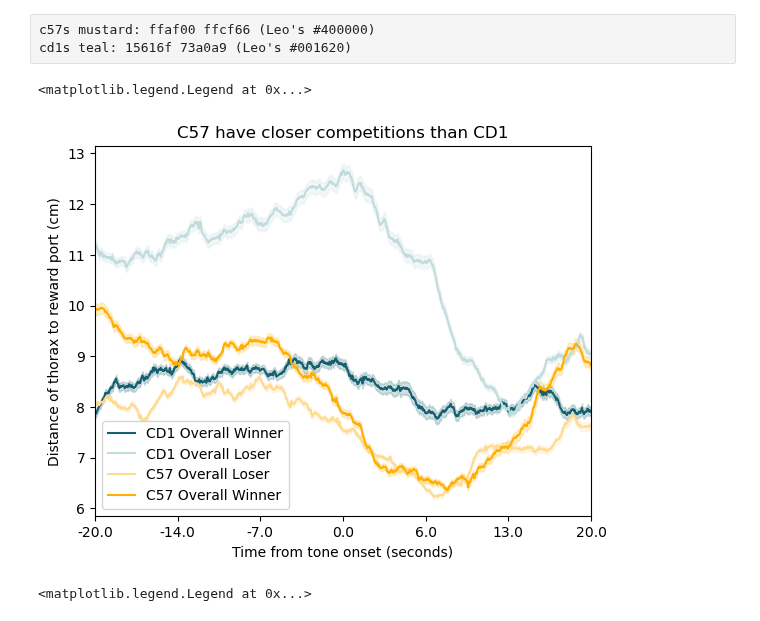
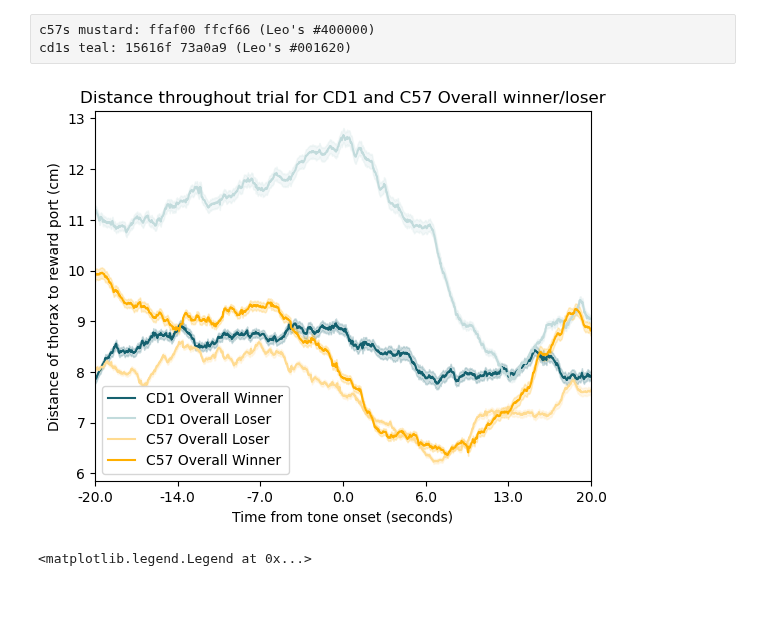
Before and after one commit to padillacoreanolab/dominance_strain_comparison, a Jupyter notebook: results/2023_05_02_rc_sleap_analysis/tone_distance_analysis.ipynb, the cells around one changed output. Drawn from its saved outputs; the diff is of its cells as text; code cells hidden in the pictures.

```diff
--- a/results/2023_05_02_rc_sleap_analysis/tone_distance_analysis.ipynb
+++ b/results/2023_05_02_rc_sleap_analysis/tone_distance_analysis.ipynb
@@ -308,16 +304,14 @@ tone_start_df["pose_estimation_subj_1_thorax_coordinates"].iloc[0].shape
 # %% [markdown]
 # Calculating the distance from thorax to reward port
 # %%
-tone_start_df["thorax_to_reward_port_distance_subj_1"] = tone_start_df.apply(lambda row: np.linalg.norm(row["pose_estimation_subj_1_thorax_coordinates"] - row["reward_port_scaled"], axis=1), axis=1)
-tone_start_df["thorax_to_reward_port_distance_subj_2"] = tone_start_df.apply(lambda row: np.linalg.norm(row["pose_estimation_subj_2_thorax_coordinates"] - row["reward_port_scaled"], axis=1), axis=1)
+tone_start_df["thorax_to_reward_port_distance"] = tone_start_df.apply(lambda row: np.linalg.norm(row["pose_estimation_thorax_coordinates"] - row["reward_port_scaled"], axis=1), axis=1)
 # %%
 frame_range = 20 * 30
 # %%
-tone_start_df["thorax_to_reward_port_tone_slices_subj_1"] = tone_start_df.apply(lambda row:  np.vstack([row["thorax_to_reward_port_distance_subj_1"][tone_frame-frame_range:tone_frame+frame_range] for tone_frame in row["all_tone_frame"] if tone_frame <= row["thorax_to_reward_port_distance_subj_1"].shape[0]]), axis=1)
-tone_start_df["thorax_to_reward_port_tone_slices_subj_2"] = tone_start_df.apply(lambda row:  np.vstack([row["thorax_to_reward_port_distance_subj_2"][tone_frame-frame_range:tone_frame+frame_range] for tone_frame in row["all_tone_frame"] if tone_frame <= row["thorax_to_reward_port_distance_subj_2"].shape[0]]), axis=1)
+tone_start_df["thorax_to_reward_port_tone_slices"] = tone_start_df.apply(lambda row:  np.vstack([row["thorax_to_reward_port_distance"][tone_frame-frame_range:tone_frame+frame_range] for tone_frame in row["all_tone_frame"] if tone_frame <= row["thorax_to_reward_port_distance"].shape[0]]), axis=1)
 # %%
 # Iterate over each row in the array
-for i, row in enumerate(tone_start_df["thorax_to_reward_port_tone_slices_subj_1"].iloc[4]):
+for i, row in enumerate(tone_start_df["thorax_to_reward_port_tone_slices"].iloc[10]):
     # Plot the row data
     plt.plot(row, label=f'Line {i+1}')
 # %% [output]
@@ -329,8 +327,7 @@ tone_start_df["thorax_to_reward_port_tone_slices_subj_1"].iloc[0].shape
 # %% [output]
 (20, 1200)
 # %%
-tone_start_df["thorax_to_reward_port_tone_trial_average_subj_1"] = tone_start_df["thorax_to_reward_port_tone_slices_subj_1"].apply(lambda x: np.mean(x, axis=0))
-tone_start_df["thorax_to_reward_port_tone_trial_average_subj_2"] = tone_start_df["thorax_to_reward_port_tone_slices_subj_2"].apply(lambda x: np.mean(x, axis=0))
+tone_start_df["thorax_to_reward_port_tone_trial_average"] = tone_start_df["thorax_to_reward_port_tone_slices"].apply(lambda x: np.nanmean(x, axis=0))
 # %%
 tone_start_df.head()
 # %% [output]
@@ -832,34 +869,34 @@ import seaborn as sns
 # %%
 # Add shading for the standard error
 plt.plot(cd1_winner_mean_distance, color="#15616F", label="CD1 Overall Winner")
 plt.fill_between(range(len(cd1_winner_mean_distance)), cd1_winner_mean_distance - cd1_winner_sem_distance, cd1_winner_mean_distance + cd1_winner_sem_distance, color="#15616f", alpha=0.2)
 
 # Add shading for the standard error
 plt.plot(cd1_loser_mean_distance, color="#C2DBDC", label="CD1 Overall Loser")
 plt.fill_between(range(len(cd1_loser_mean_distance)), cd1_loser_mean_distance - cd1_loser_sem_distance, cd1_loser_mean_distance + cd1_loser_sem_distance, color="#C2DBDC", alpha=0.2)
 
 # Add shading for the standard error
 plt.plot(c57_loser_mean_distance, color="#FFDB91", label="C57 Overall Loser")
 plt.fill_between(range(len(c57_loser_mean_distance)), c57_loser_mean_distance - c57_loser_sem_distance, c57_loser_mean_distance + c57_loser_sem_distance, color="#FFDB91", alpha=0.2)
 
 # Add shading for the standard error
 plt.plot(c57_winner_mean_distance, color="#FFAF00", label="C57 Overall Winner")
 plt.fill_between(range(len(c57_winner_mean_distance)), c57_winner_mean_distance - c57_winner_sem_distance, c57_winner_mean_distance + c57_winner_sem_distance, color="#ffaf00", alpha=0.2)
 
 
 plt.ylabel("Distance of thorax to reward port (cm)")
 plt.xlabel("Time from tone onset (seconds)")
 
 xticks = plt.xticks()[0]  # Get current x-axis ticks
 plt.xticks(xticks, xticks // 30 - 20)  # Set new x-axis ticks
 plt.xlim(0, 1200)
 
-plt.title("C57 have closer competitions than CD1")
+plt.title("Distance throughout trial for CD1 and C57 Overall winner/loser")
 
 plt.legend()
+plt.savefig("./proc/rc_overall_winner_distance.png")
 # %% [output]
-<matplotlib.legend.Legend at 0x...>
-[figure, old version]
+[figure, new version]
 # %%
 sns.histplot(distance_and_scoring_df[distance_and_scoring_df["strain"] == "C57"]["rc_tie_count"], alpha=0.5, color="#FFAF00", binwidth=1, label="C57")
 sns.histplot(distance_and_scoring_df[distance_and_scoring_df["strain"] == "CD1"]["rc_tie_count"], alpha=0.5, color="#15616F", binwidth=1, label="CD1")
```
Also changed, not shown: parts of 36 cells of this notebook, 1 other file.
